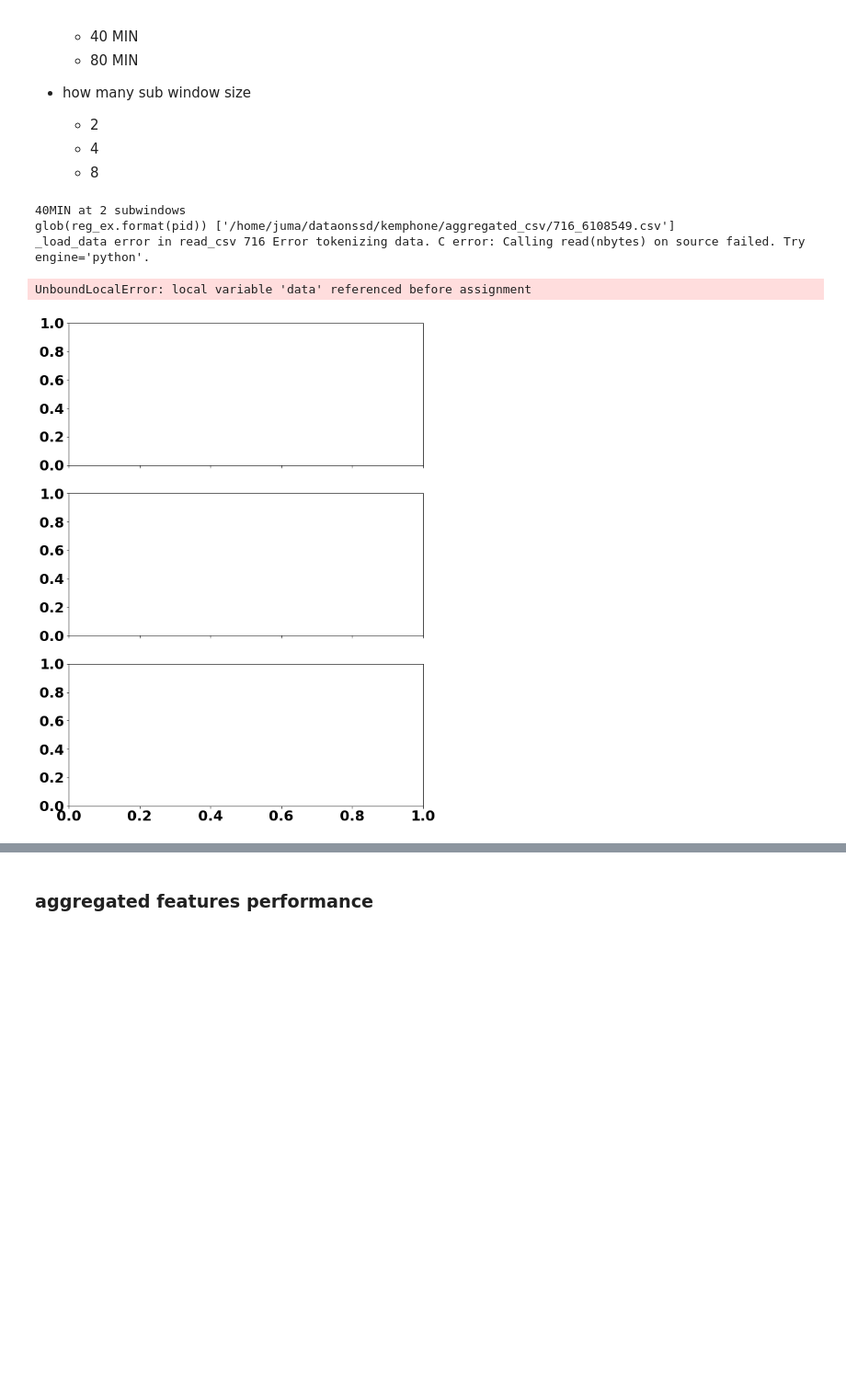
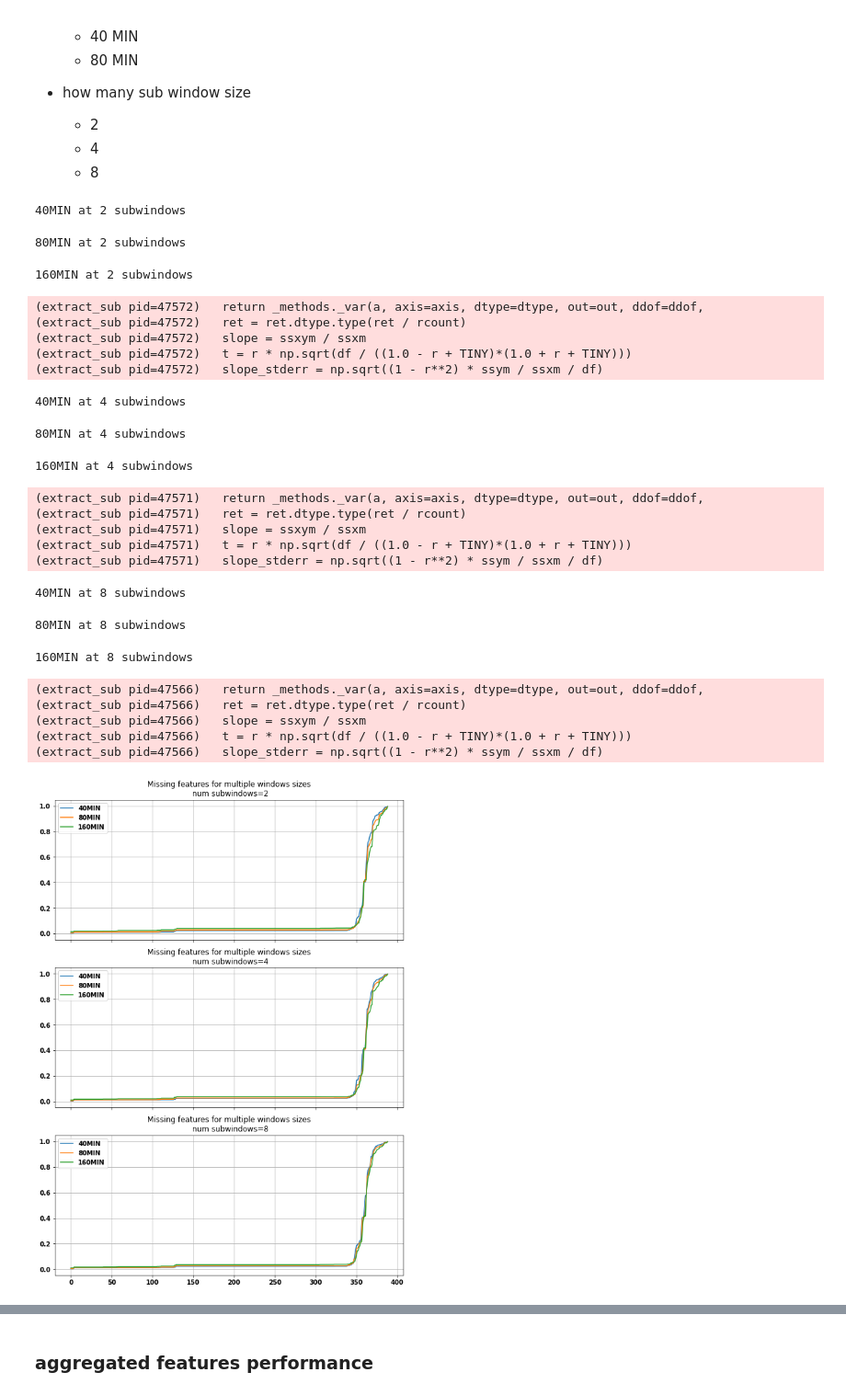
Before and after one commit to Jumabek/receptivity, a Jupyter notebook: analysis/Association Rule Mining.ipynb, the cells around one changed output, grey strips where cells are left out. Shown at 92% size. Cells and saved outputs as stored; diff of their text form; code cells hidden in the pictures; blank space fills up the shorter version.

Commit message:
extracted sub features, selected window sizes

```diff
--- a/analysis/Association Rule Mining.ipynb
+++ b/analysis/Association Rule Mining.ipynb
@@ -1978,39 +1979,60 @@ sub_features_d={}
 windows = {
     '40MIN': 40 * 60
     ,'80MIN': 80 * 60
     ,'160MIN': 160 * 60
 }
 num_sub_windows = [2,4,8]
 
 fig, axes = plt.subplots(nrows=len(num_sub_windows),ncols=1, figsize=(10,14), sharex=True, sharey=True)
-with on_ray(object_store_memory=2e10, ignore_reinit_error=True):
+with on_ray(object_store_memory=2e10, ignore_reinit_error=True, num_cpus=40):
     for i,nsub in enumerate(num_sub_windows):
         ax = axes[i]
         for window_name, window_size  in windows.items():
             print(f'{window_name} at {nsub} subwindows')
             sub_features = dataset.parallellize_extract_sub(
                 labels=labels_arm,
                 w_name=window_name,
                 w_size = window_size,
-                use_ray=False
+                use_ray=True
                 ,num_sub=nsub
             )
             sub_features_d[(nsub,window_name)]=sub_features
             ds = sub_features.isnull().sum(axis=0).sort_values(ascending=True).values/len(sub_features)
 
             ax.plot(ds, label=f'{window_name}')
+
         ax.grid(True)
         ax.legend()
         ax.set_title(f'Missing features for multiple windows sizes\n num subwindows={nsub}')
 
 
 plt.show()
 # %% [output]
 40MIN at 2 subwindows
-glob(reg_ex.format(pid)) ['/home/juma/dataonssd/kemphone/aggregated_csv/716_6108549.csv']
-_load_data error in read_csv 716 Error tokenizing data. C error: Calling read(nbytes) on source failed. Try engine='python'.
-UnboundLocalError: local variable 'data' referenced before assignment
+80MIN at 2 subwindows
+160MIN at 2 subwindows
+(extract_sub pid=47572)   return _methods._var(a, axis=axis, dtype=dtype, out=out, ddof=ddof,
+(extract_sub pid=47572)   ret = ret.dtype.type(ret / rcount)
+(extract_sub pid=47572)   slope = ssxym / ssxm
+(extract_sub pid=47572)   t = r * np.sqrt(df / ((1.0 - r + TINY)*(1.0 + r + TINY)))
+(extract_sub pid=47572)   slope_stderr = np.sqrt((1 - r**2) * ssym / ssxm / df)
+40MIN at 4 subwindows
+80MIN at 4 subwindows
+160MIN at 4 subwindows
+(extract_sub pid=47571)   return _methods._var(a, axis=axis, dtype=dtype, out=out, ddof=ddof,
+(extract_sub pid=47571)   ret = ret.dtype.type(ret / rcount)
+(extract_sub pid=47571)   slope = ssxym / ssxm
+(extract_sub pid=47571)   t = r * np.sqrt(df / ((1.0 - r + TINY)*(1.0 + r + TINY)))
+(extract_sub pid=47571)   slope_stderr = np.sqrt((1 - r**2) * ssym / ssxm / df)
+40MIN at 8 subwindows
+80MIN at 8 subwindows
+160MIN at 8 subwindows
+(extract_sub pid=47566)   return _methods._var(a, axis=axis, dtype=dtype, out=out, ddof=ddof,
+(extract_sub pid=47566)   ret = ret.dtype.type(ret / rcount)
+(extract_sub pid=47566)   slope = ssxym / ssxm
+(extract_sub pid=47566)   t = r * np.sqrt(df / ((1.0 - r + TINY)*(1.0 + r + TINY)))
+(extract_sub pid=47566)   slope_stderr = np.sqrt((1 - r**2) * ssym / ssxm / df)
-[figure, old version]
+[figure, new version]
 # %%
 sub_features_d.keys()
 # %% [output]
```
Also changed, not shown: parts of 9 cells of this notebook, 5 other files.
